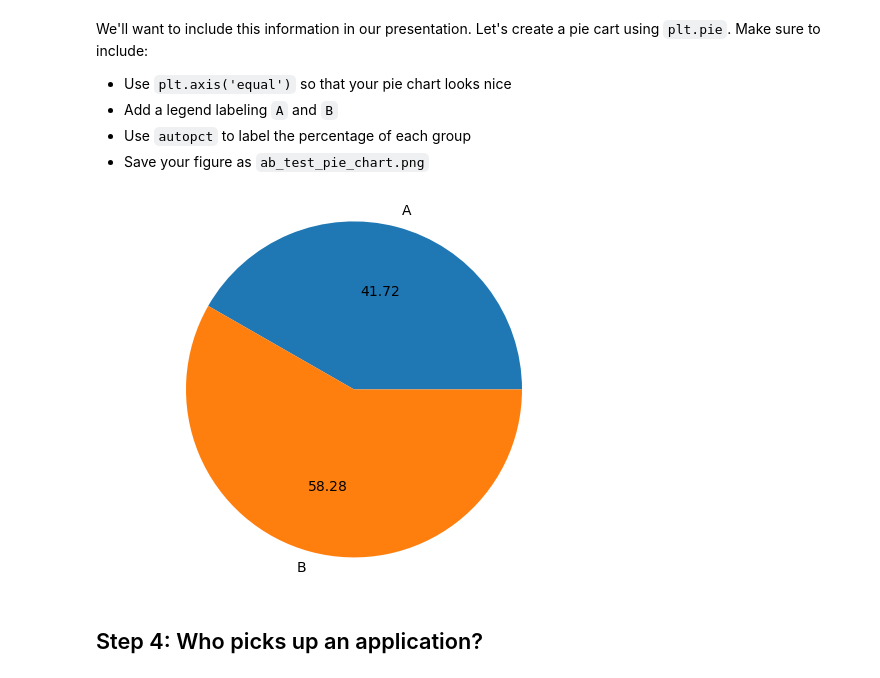
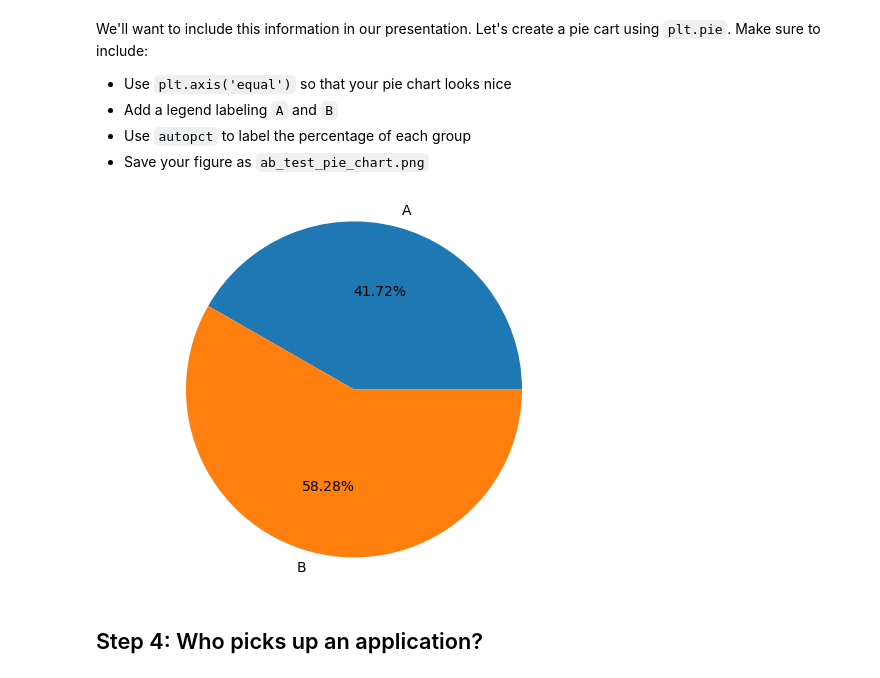
Before and after one commit to Gameznova/Python-For-Data-Analysis, a Jupyter notebook: Muscle Hub_AB Capstone/musclehub.ipynb, the cells around one changed output. Cells and saved outputs as stored; diff of their text form; code cells hidden in the pictures.

```diff
--- a/Muscle Hub_AB Capstone/musclehub.ipynb
+++ b/Muscle Hub_AB Capstone/musclehub.ipynb
@@ -44,11 +44,11 @@ Janet of MuscleHub has a SQLite database, which contains several tables that wil
 Use the space below to examine each table.
 # %%
 # Examine visits here
-visits = sql_query('''
+sql_query('''
 SELECT *
 FROM visits
+LIMIT 5
 ''')
-visits
 # %% [output]
 |  | index | first_name | last_name | email | gender | visit_date |
 | 0 | 0 | Karen | Manning | Karen.Manning@gmail.com | female | 5-1-17 |
@@ -148,10 +141,7 @@ LEFT JOIN purchases
 ON purchases.first_name = visits.first_name
 AND purchases.last_name = visits.last_name
 AND purchases.email = visits.email
-WHERE visit_date >= '2017-07-01'
+WHERE visits.visit_date >= '2017-07-01'
 ''')
-
-
-# applications, fitness_tests, purchases
-df.count()
+df
 # %% [output]
@@ -178,5 +172,4 @@ We're going to add some columns to `df` to help us with our analysis.
 
 Start by adding a column called `ab_test_group`.  It should be `A` if `fitness_test_date` is not `None`, and `B` if `fitness_test_date` is `None`.
 # %%
-df['ab_test_group'] = df['fitness_test_date'].apply(lambda x: 'A' if not pd.isnull(x) else 'B')
-df.nunique()
+df['ab_test_group'] = df.fitness_test_date.apply(lambda x: 'A' if pd.notnull(x) else 'B')
@@ -196,6 +178,6 @@ Let's do a quick sanity check that Janet split her visitors such that about half
 
 Start by using `groupby` to count how many users are in each `ab_test_group`.  Save the results to `ab_counts`.
 # %%
-ab_counts = df.groupby('ab_test_group').first_name.count()
+ab_counts = df.groupby('ab_test_group').first_name.count().reset_index()
 ab_counts
 # %% [output]
@@ -210,11 +191,11 @@ We'll want to include this information in our presentation.  Let's create a pie
 - Use `autopct` to label the percentage of each group
 - Save your figure as `ab_test_pie_chart.png`
 # %%
-plt.pie(ab_counts.values,labels=['A','B'], autopct='%.2f')
+plt.pie(ab_counts.first_name.values,labels=['A','B'], autopct="%0.2f%%")
 plt.axis('equal')
 plt.show()
 # %% [output]
-[figure, old version]
+[figure, new version]
 # %% [markdown]
 ## Step 4: Who picks up an application?
 # %% [markdown]
```
Also changed, not shown: parts of 21 cells of this notebook.
